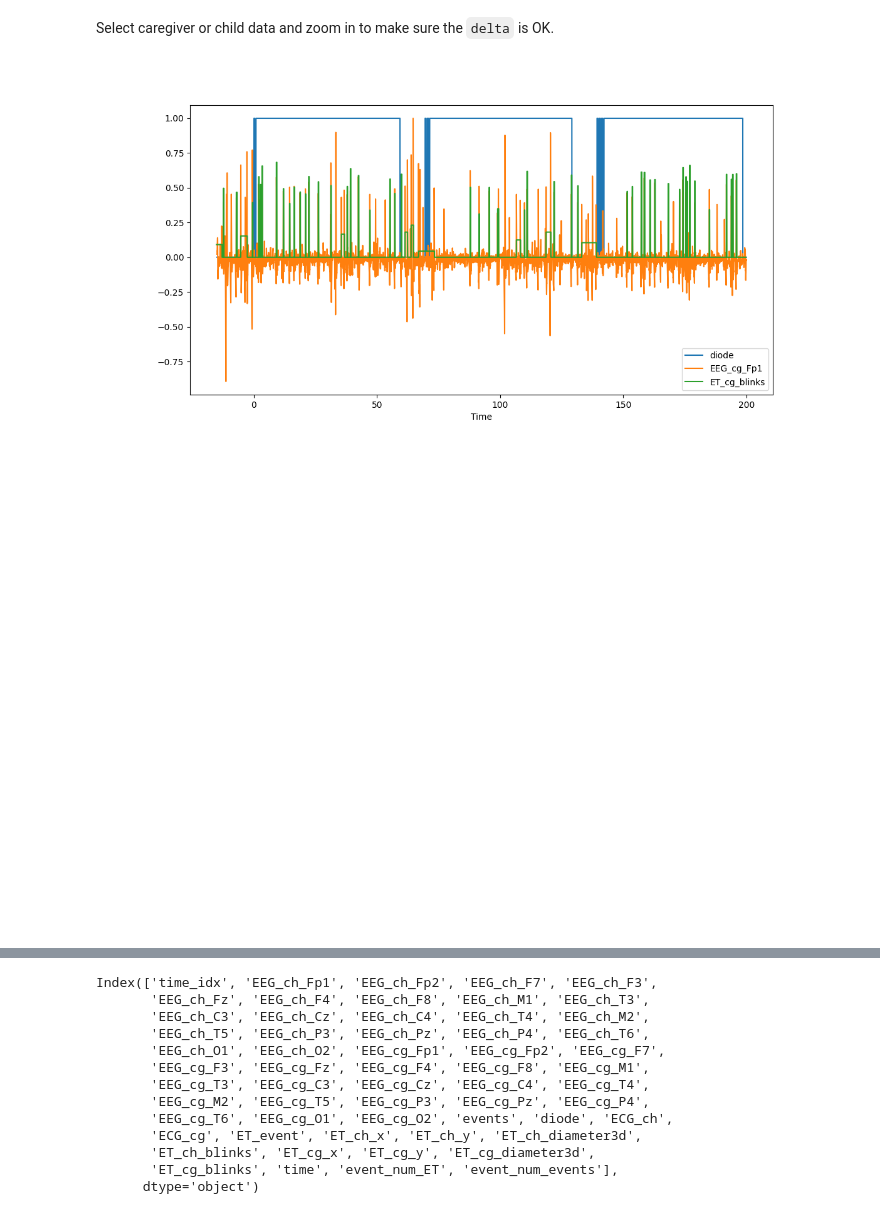
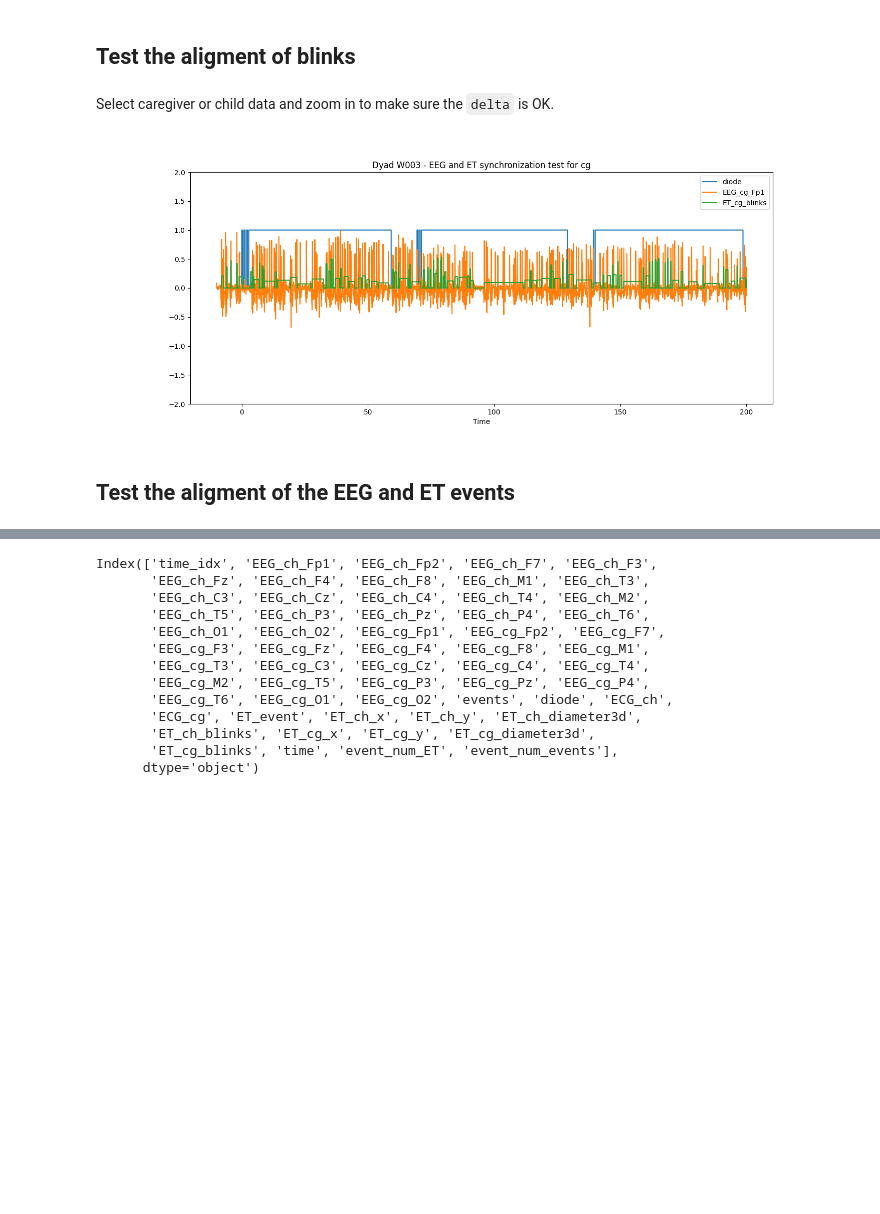
Before and after one commit to SYNCC-IN/hyperscanning-signal-analysis, a Jupyter notebook: scripts/EEG_ET_synch_test.ipynb, the cells around one changed output, grey strips where cells are left out. Cells and saved outputs as stored; diff of their text form; code cells hidden in the pictures; blank space fills up the shorter version.

```diff
--- a/scripts/EEG_ET_synch_test.ipynb
+++ b/scripts/EEG_ET_synch_test.ipynb
@@ -25,7 +24,7 @@ from IPython.display import display
 # Create dropdown widget for dyad selection
 dyad_selector = widgets.Dropdown(
     options=['W003', 'W020', 'W030', 'W036'],
-    value='W036',
+    value='W003',
     description='Dyad ID:',
     disabled=False,
 )
@@ -39,5 +38,19 @@ display(dyad_selector)
 dyad_id = dyad_selector.value
 lowcut=1.0
 highcut=10.0
-multimodal_data = dataloader.create_multimodal_data(data_base_path = "../data", dyad_id = dyad_id, load_eeg=True, load_et=True, plot_flag=plot_flag, lowcut=lowcut, highcut=highcut)
+eeg_filter_type = 'fir' # choose 'fir' or 'iir' for EEG filtering
+multimodal_data = dataloader.create_multimodal_data(data_base_path = "../data",
+                                                    dyad_id = dyad_id,
+                                                    load_eeg=True,
+                                                    load_et=True,
+                                                    lowcut=lowcut,
+                                                    highcut=highcut,
+                                                    eeg_filter_type=eeg_filter_type,
+                                                    interpolate_et_during_blinks_threshold=0.3,
+                                                    median_filter_size=64,
+                                                    low_pass_et_order=351,
+                                                    et_pos_cutoff=128,
+                                                    et_pupil_cutoff=4,
+                                                    pupil_model_confidence=0.9,
+                                                    plot_flag=plot_flag)
 # %% [output]
@@ -53,23 +66,25 @@ Reseting the ET time to the start of m1
+# %% [markdown]
+## Test the aligment of blinks
 # %% [markdown]
 Select caregiver or child data and zoom in to make sure the `delta` is OK.
 # %%
-delta = 0.2  # to align ET with EEG (seconds): subtract from time axis of ET signals
+delta = 0.0  # to align ET with EEG (seconds): after correction applied in load_et_data the delta here should be 0
 who = 'cg' # choose 'cg' or 'ch' for caregiver or child data
-data_selected = multimodal_data.data[(multimodal_data.data.time>-15)&(multimodal_data.data.time<200)]
+data_selected = multimodal_data.data[(multimodal_data.data.time>-10)&(multimodal_data.data.time<200)]
 
-plt.figure()
-fig, ax = plt.subplots(figsize=(12, 6),sharex=True, sharey=False,nrows=1)
-
-ax.plot(data_selected['time'], data_selected['diode'], linestyle='-', label='diode')
-ax.plot(data_selected['time'], (data_selected[f'EEG_{who}_Fp1'])/np.max(data_selected[f'EEG_{who}_Fp1']), linestyle='-', label=f'EEG_{who}_Fp1')
-ax.plot(data_selected['time']-delta, data_selected[f'ET_{who}_blinks'], linestyle='-', label=f'ET_{who}_blinks')
-
-ax.legend()
+plt.figure(figsize=(15, 6))
+plt.plot(data_selected['time'], data_selected['diode'], linestyle='-', label='diode')
+plt.plot(data_selected['time'], (data_selected[f'EEG_{who}_Fp1'])/np.max(data_selected[f'EEG_{who}_Fp1']), linestyle='-', label=f'EEG_{who}_Fp1')
+plt.plot(data_selected['time']-delta, data_selected[f'ET_{who}_blinks'], linestyle='-', label=f'ET_{who}_blinks')
+plt.legend()
+plt.title(f'Dyad {dyad_id} - EEG and ET synchronization test for {who}')
 plt.xlabel('Time')
+plt.ylim(-2, 2)
 plt.show()
 # %% [output]
-[figure, old version]
+[figure, new version]
-[figure, removed]
+# %% [markdown]
+## Test the aligment of the EEG and ET events
 # %%
 event_mapping = {event: idx for idx, event in enumerate(multimodal_data.data['ET_event'].unique())}
 print("Event mapping:", event_mapping)
```
Also changed, not shown: parts of 6 cells of this notebook, 3 other files.
